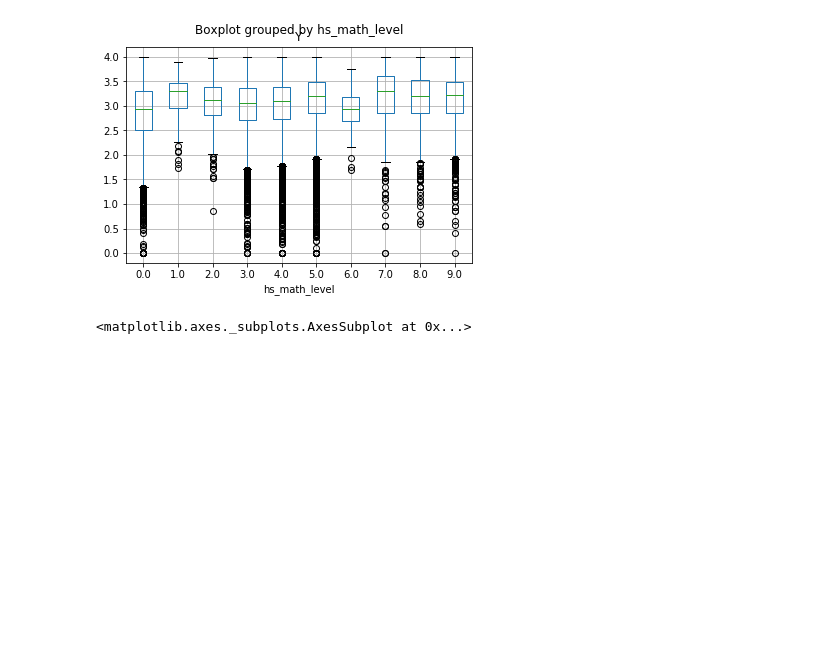
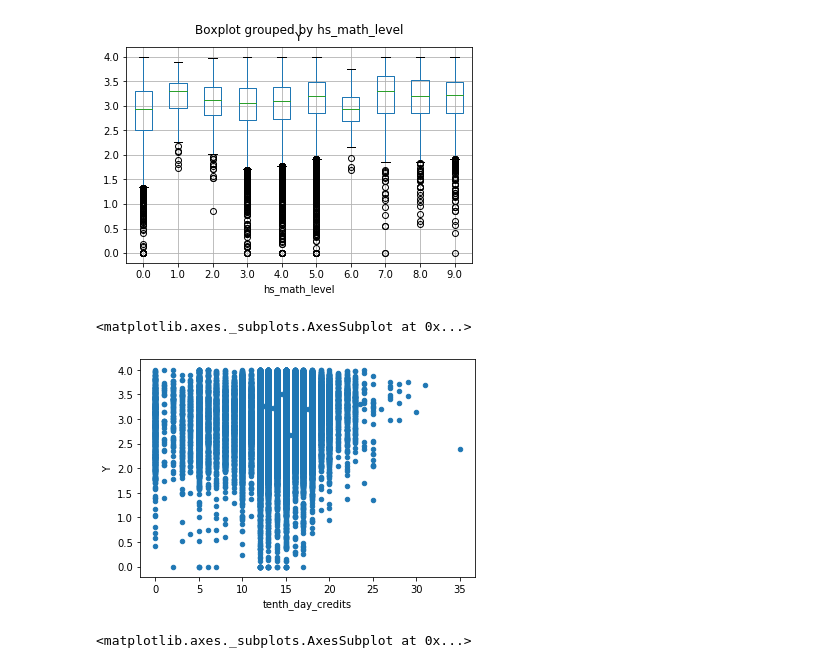
Before and after one commit to zane-uw/rtf_freefall, a Jupyter notebook: src_py/model-comparison-pipeline.ipynb, the cells around one changed output. Saved outputs shown, nothing was run; the diff lists cells and outputs as text; code cells hidden in the pictures; blank space fills up the shorter version.

```diff
--- a/src_py/model-comparison-pipeline.ipynb
+++ b/src_py/model-comparison-pipeline.ipynb
@@ -79,6 +79,11 @@ dat.boxplot('Y', 'hs_math_level')
 [figure]
 [figure]
 [figure]
+# %%
+dat.plot.scatter('tenth_day_credits', 'Y')
+# %% [output]
+<matplotlib.axes._subplots.AxesSubplot at 0x...>
+[figure, added]
 # %%
 dat.plot.scatter('high_sch_gpa', 'Y')
 dat.plot.scatter('n.unmet', 'Y')
```
Also changed, not shown: parts of 5 cells of this notebook, 1 other file.
